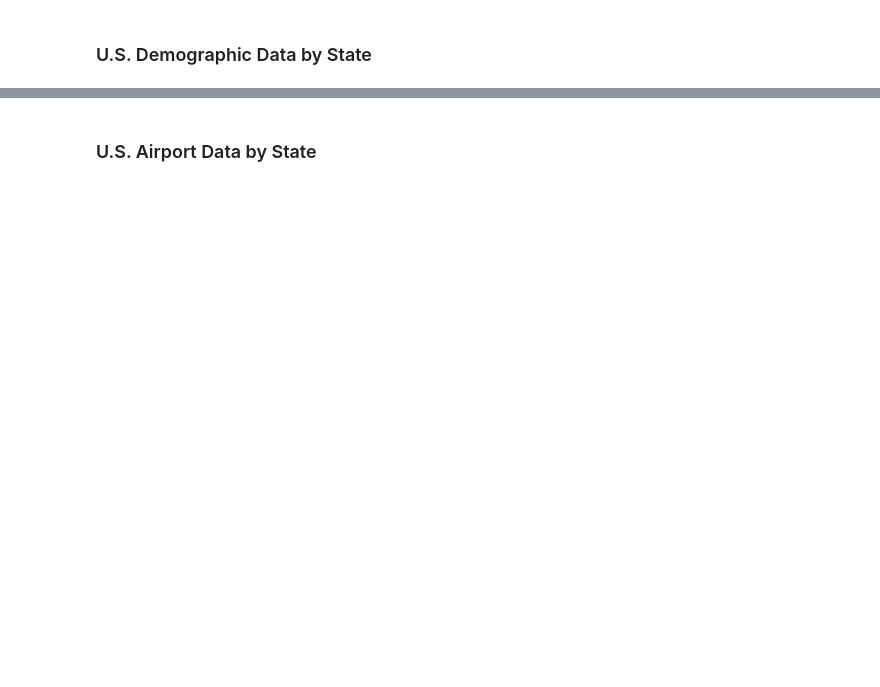
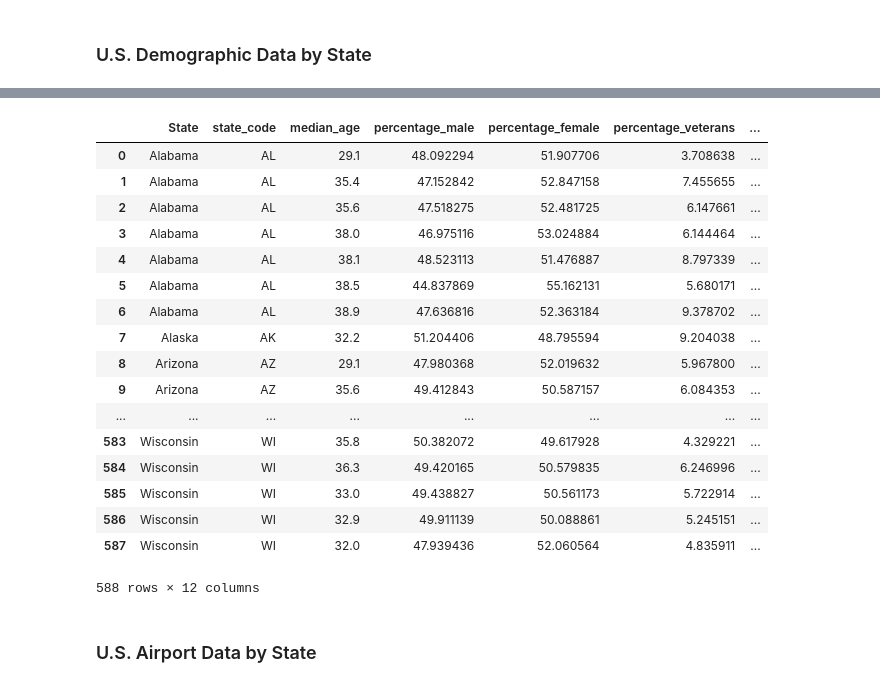
Before and after one commit to jlga94/dend-capstone, a Jupyter notebook: Capstone Project Template.ipynb, the cells around one changed output, grey strips where cells are left out. Drawn from its saved outputs; the diff is of its cells as text; code cells hidden in the pictures; blank space fills up the shorter version.

```diff
--- a/Capstone Project Template.ipynb
+++ b/Capstone Project Template.ipynb
@@ -1164,2 +1169,14 @@ new_I94_Data.head()
 # %% [markdown]
 ### U.S. Demographic Data by State
+# %%
+df_demographics["percentage_male"] = df_demographics.apply(lambda row: float(row["Male Population"]/row["Total Population"])*100.0,axis=1)
+df_demographics["percentage_female"] = df_demographics.apply(lambda row: float(row["Female Population"]/row["Total Population"])*100.0,axis=1)
+df_demographics["percentage_veterans"] = df_demographics.apply(lambda row: float(row["Number of Veterans"]/row["Total Population"])*100.0,axis=1)
+df_demographics["percentage_foreign_born"] = df_demographics.apply(lambda row: float(row["Foreign-born"]/row["Total Population"])*100.0,axis=1)
+df_demographics["percentage_race"] = df_demographics.apply(lambda row: float(row["Count"]/row["Total Population"])*100.0,axis=1)
+df_demographics["state_code"] = df_demographics["State Code"]
+df_demographics["median_age"] = df_demographics["Median Age"]
+# %%
+df_demographics.loc[df_demographics["Race"] == "American Indian and Alaska Native","Race"] = "Native"
+df_demographics.loc[df_demographics["Race"] == "Black or African-American","Race"] = "Afroamerican"
+df_demographics.loc[df_demographics["Race"] == "Hispanic or Latino","Race"] = "Latino"
@@ -1166,2 +1192,26 @@ new_I94_Data.head()
+# %%
+us_df_demographics = pd.pivot_table(df_demographics,values='percentage_race',index=["State","state_code","median_age","percentage_male","percentage_female","percentage_veterans","percentage_foreign_born"],columns=["Race"], aggfunc=np.mean, fill_value=0)
+us_df_demographics = pd.DataFrame(us_df_demographics.to_records())
+# %%
+us_df_demographics
+# %% [output]
+|  | State | state_code | median_age | percentage_male | percentage_female | percentage_veterans | ... |
+| 0 | Alabama | AL | 29.1 | 48.092294 | 51.907706 | 3.708638 | ... |
+| 1 | Alabama | AL | 35.4 | 47.152842 | 52.847158 | 7.455655 | ... |
+| 2 | Alabama | AL | 35.6 | 47.518275 | 52.481725 | 6.147661 | ... |
+| 3 | Alabama | AL | 38.0 | 46.975116 | 53.024884 | 6.144464 | ... |
+| 4 | Alabama | AL | 38.1 | 48.523113 | 51.476887 | 8.797339 | ... |
+| 5 | Alabama | AL | 38.5 | 44.837869 | 55.162131 | 5.680171 | ... |
+| 6 | Alabama | AL | 38.9 | 47.636816 | 52.363184 | 9.378702 | ... |
+| 7 | Alaska | AK | 32.2 | 51.204406 | 48.795594 | 9.204038 | ... |
+| 8 | Arizona | AZ | 29.1 | 47.980368 | 52.019632 | 5.967800 | ... |
+| 9 | Arizona | AZ | 35.6 | 49.412843 | 50.587157 | 6.084353 | ... |
+| ... | ... | ... | ... | ... | ... | ... | ... |
+| 583 | Wisconsin | WI | 35.8 | 50.382072 | 49.617928 | 4.329221 | ... |
+| 584 | Wisconsin | WI | 36.3 | 49.420165 | 50.579835 | 6.246996 | ... |
+| 585 | Wisconsin | WI | 33.0 | 49.438827 | 50.561173 | 5.722914 | ... |
+| 586 | Wisconsin | WI | 32.9 | 49.911139 | 50.088861 | 5.245151 | ... |
+| 587 | Wisconsin | WI | 32.0 | 47.939436 | 52.060564 | 4.835911 | ... |
+588 rows × 12 columns
 # %% [markdown]
 ### U.S. Airport Data by State
```
Also changed, not shown: parts of 10 cells of this notebook.
